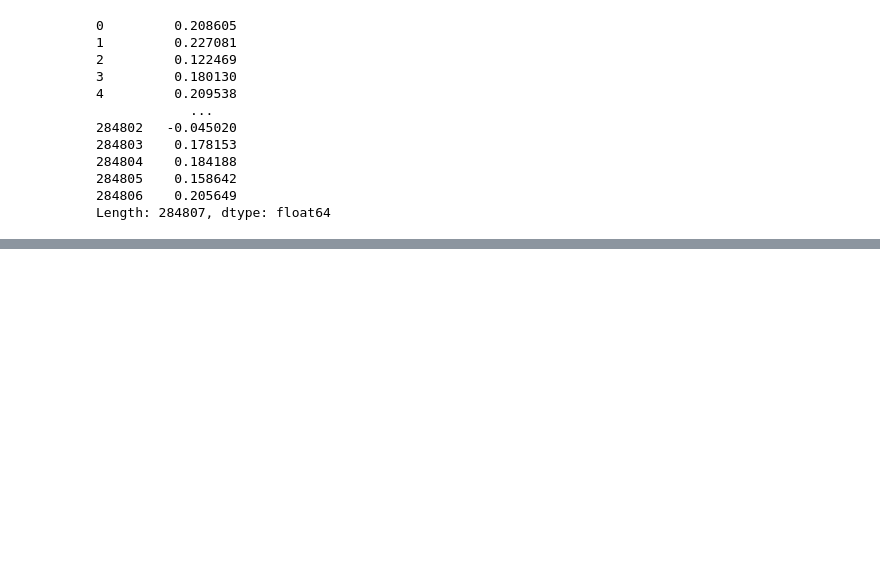
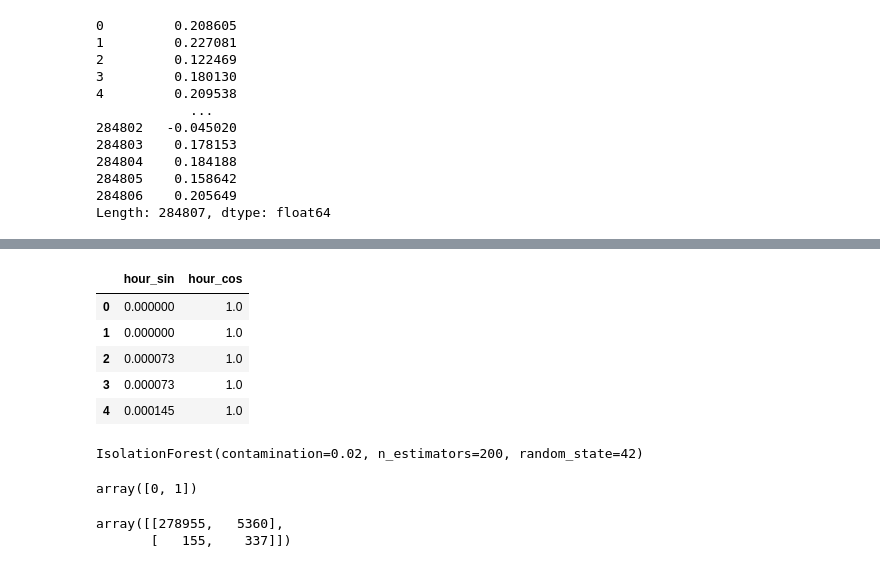
Before and after one commit to Raafat911/Unsupervised-learning-Anomaly-Detection-in-Credit-Card-Transactions, a Jupyter notebook: Anomaly-detection.ipynb, the cells around one changed output, grey strips where cells are left out. Cells and saved outputs as stored; diff of their text form; code cells hidden in the pictures; blank space fills up the shorter version.

```diff
--- a/Anomaly-detection.ipynb
+++ b/Anomaly-detection.ipynb
@@ -223,9 +303,10 @@ tuning_est
 # %%
-iso = IsolationForest(
+#we will keep estimators at 200, Initialize tuned model with 0.02 contamination with ~72% recall
+iso_tuned = IsolationForest(
     n_estimators=200,
     contamination=0.02,
     random_state=42,
     n_jobs=-1
 )
 
-iso.fit(X)
+iso_tuned.fit(X)
@@ -232,2 +426,25 @@ iso.fit(X)
+# %%
+
+X_time = X.join(df_time[['hour_sin', 'hour_cos']])
+# %%
+X_time[['hour_sin','hour_cos']].head()
+# %% [output]
+|  | hour_sin | hour_cos |
+| 0 | 0.000000 | 1.0 |
+| 1 | 0.000000 | 1.0 |
+| 2 | 0.000073 | 1.0 |
+| 3 | 0.000073 | 1.0 |
+| 4 | 0.000145 | 1.0 |
+# %%
+# now we train the X_time dataset
+iso_time = IsolationForest(
+    n_estimators=200,
+    contamination=0.02,
+    random_state=42
+)
+
+iso_time.fit(X_time)
+# %% [output]
+IsolationForest(contamination=0.02, n_estimators=200, random_state=42)
 # %%
 # -1 = anomaly, 1 = normal
@@ -237,0 +457,13 @@ scores = iso.decision_function(X)
+# %%
+#sanity check
+
+np.unique(y_pred_time)
+# %% [output]
+array([0, 1])
+# %%
+
+cm_time = confusion_matrix(y_true, y_pred_time)
+cm_time
+# %% [output]
+array([[278955,   5360],
+       [   155,    337]])
```
Also changed, not shown: parts of 38 cells of this notebook, 1 other file.
